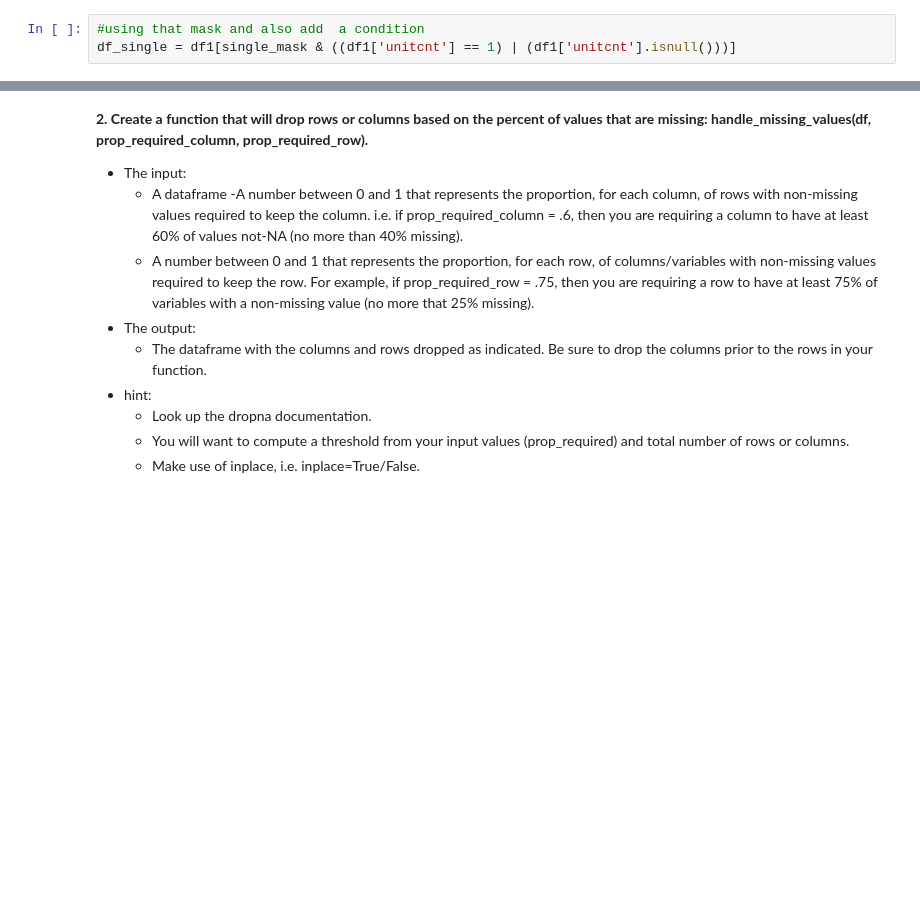
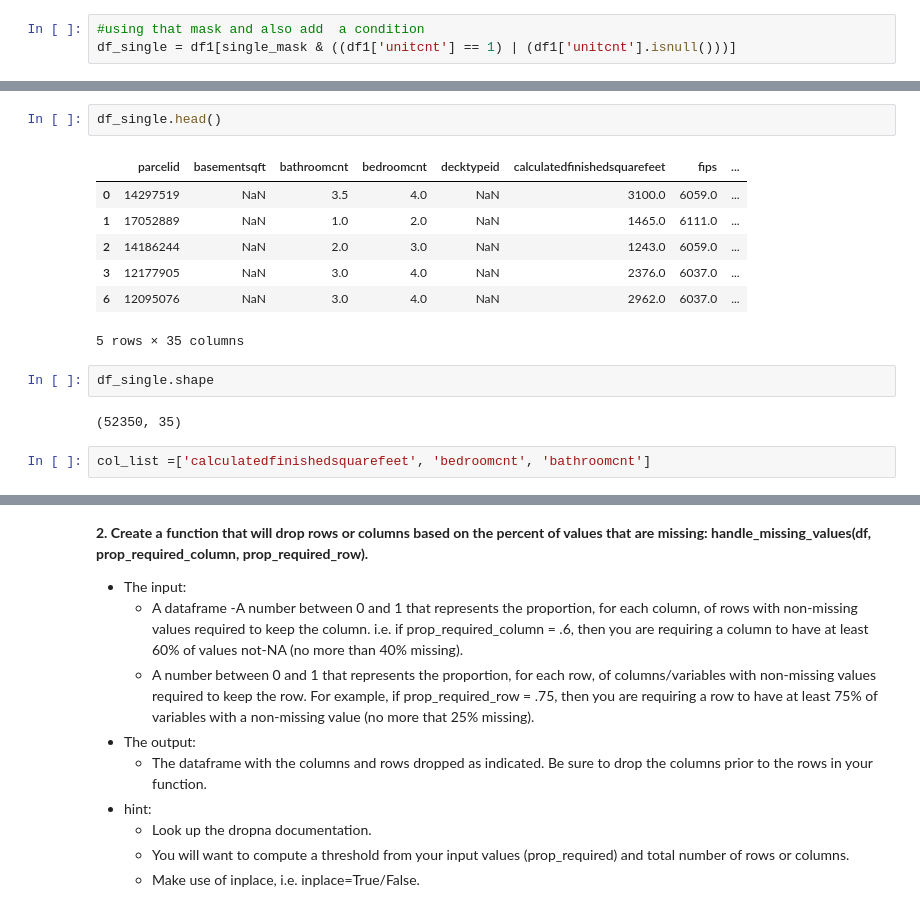
Before and after one commit to cindyvillanuevads/clustering-exercises, a Jupyter notebook: data_wrangling_exercises.ipynb, the cells around one changed output, grey strips where cells are left out. Saved outputs shown, nothing was run; the diff lists cells and outputs as text; blank space fills up the shorter version.

```diff
--- a/data_wrangling_exercises.ipynb
+++ b/data_wrangling_exercises.ipynb
@@ -200,0 +473,16 @@ df_single['unitcnt'].isna().sum()
+# %%
+df_single.head()
+# %% [output]
+|  | parcelid | basementsqft | bathroomcnt | bedroomcnt | decktypeid | calculatedfinishedsquarefeet | fips | ... |
+| 0 | 14297519 | NaN | 3.5 | 4.0 | NaN | 3100.0 | 6059.0 | ... |
+| 1 | 17052889 | NaN | 1.0 | 2.0 | NaN | 1465.0 | 6111.0 | ... |
+| 2 | 14186244 | NaN | 2.0 | 3.0 | NaN | 1243.0 | 6059.0 | ... |
+| 3 | 12177905 | NaN | 3.0 | 4.0 | NaN | 2376.0 | 6037.0 | ... |
+| 6 | 12095076 | NaN | 3.0 | 4.0 | NaN | 2962.0 | 6037.0 | ... |
+5 rows × 35 columns
+# %%
+df_single.shape
+# %% [output]
+(52350, 35)
+# %%
+col_list =['calculatedfinishedsquarefeet', 'bedroomcnt', 'bathroomcnt']
```
Also changed, not shown: parts of 157 cells of this notebook.
